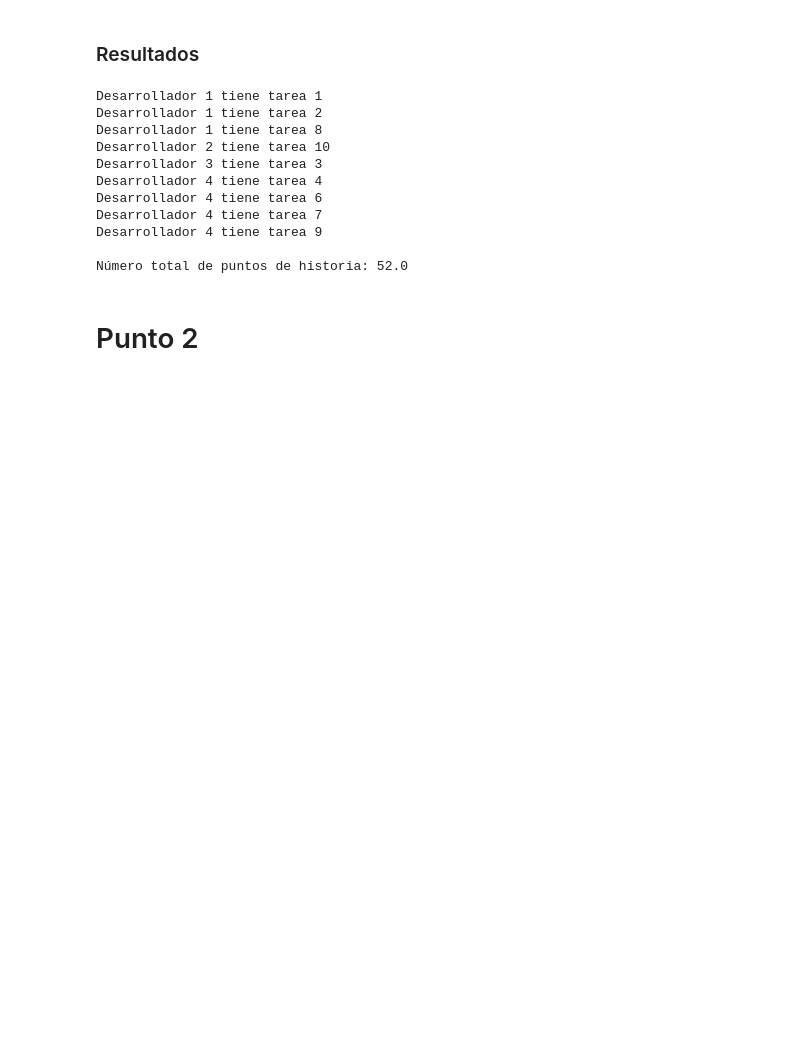
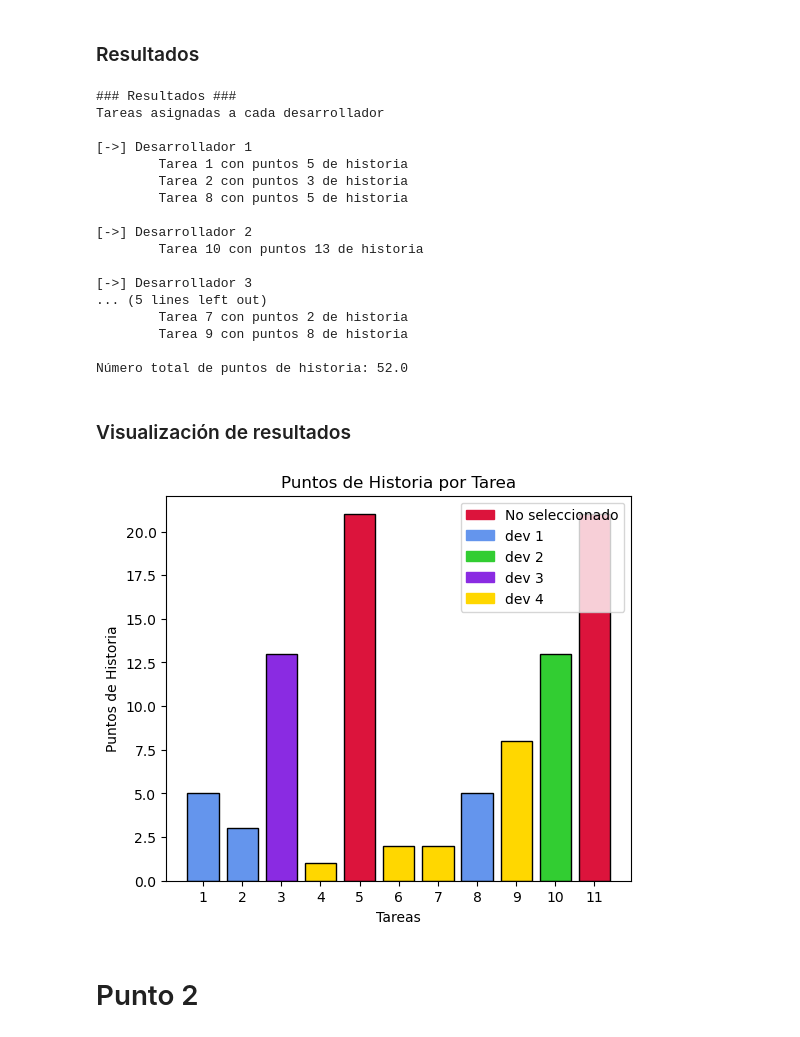
Before and after one commit to j4vierb/mos-labs, a Jupyter notebook: labs/lab2/entrega.ipynb, the cells around one changed output. Cells and saved outputs as stored; diff of their text form; code cells hidden in the pictures; blank space fills up the shorter version.

```diff
--- a/labs/lab2/entrega.ipynb
+++ b/labs/lab2/entrega.ipynb
@@ -215,26 +244,69 @@ Writing MIP solution to 'C:\Users\javier\AppData\Local\Temp\tmpty_wd40o.glpk.raw
 # %% [markdown]
 ### Resultados
 # %%
+print("### Resultados ###")
+print("Tareas asignadas a cada desarrollador\n")
+
 for i in model.D:
+
+    print(f"[->] Desarrollador {i}")
     for j in model.T:
         if model.X[i, j].value == 1:
-            print(f"Desarrollador {i} tiene tarea {j}")
-print()
+            print(f"\tTarea {j} con puntos {model.h_points[j]} de historia")
+    print()
 
 total = sum(model.X[i, j].value * model.h_points[j] for j in model.T for i in model.D)
 print(f"Número total de puntos de historia: {total}")
 # %% [output]
-Desarrollador 1 tiene tarea 1
-Desarrollador 1 tiene tarea 2
-Desarrollador 1 tiene tarea 8
-Desarrollador 2 tiene tarea 10
-Desarrollador 3 tiene tarea 3
-Desarrollador 4 tiene tarea 4
-Desarrollador 4 tiene tarea 6
-Desarrollador 4 tiene tarea 7
-Desarrollador 4 tiene tarea 9
+### Resultados ###
+Tareas asignadas a cada desarrollador
+
+[->] Desarrollador 1
+        Tarea 1 con puntos 5 de historia
+        Tarea 2 con puntos 3 de historia
+        Tarea 8 con puntos 5 de historia
+
+[->] Desarrollador 2
+        Tarea 10 con puntos 13 de historia
+
+[->] Desarrollador 3
+... (5 lines left out)
+        Tarea 7 con puntos 2 de historia
+        Tarea 9 con puntos 8 de historia
 
 Número total de puntos de historia: 52.0
+# %% [markdown]
+### Visualización de resultados
+# %%
+fig, axis = plt.subplots(figsize=(6,5))
+
+colors_per_dev = {0: "crimson", 1: "cornflowerblue", 2: "limegreen", 3: "blueviolet", 4: "gold"}
+labels = ["No seleccionado", "dev 1", "dev 2", "dev 3", "dev 4"]
+
+colors = []
+for j in model.T:
+    selected = False
+    for i in model.D:
+        if model.X[i,j].value == 1:
+            colors.append(colors_per_dev[i])
+            selected = True
+            break
+    if not selected:
+        colors.append(colors_per_dev[0])
+
+axis.bar(range(1, tasks_num + 1), ph, color=colors, edgecolor='black')
+
+plt.xlabel("Tareas")
+plt.ylabel("Puntos de Historia")
+plt.title("Puntos de Historia por Tarea")
+plt.xticks(range(1, tasks_num + 1))
+
+handles = [mpatches.Patch(color=v, label=labels[k]) for k,v in colors_per_dev.items()]
+plt.legend(handles=handles, loc='upper right')
+
+plt.show()
+# %% [output]
+[figure, added]
 # %% [markdown]
 # Punto 2
 # %% [markdown]
```
Also changed, not shown: parts of 8 cells of this notebook.
